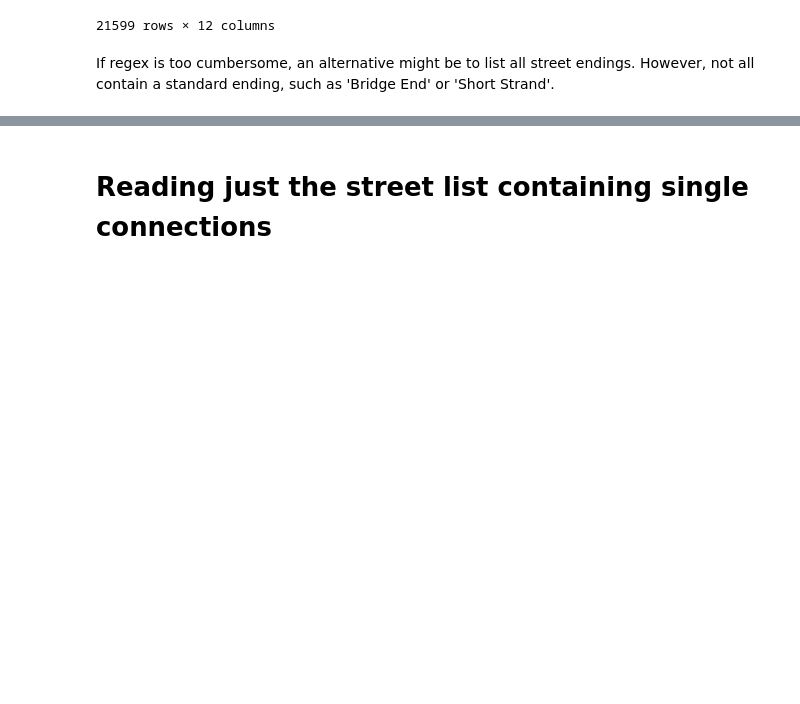
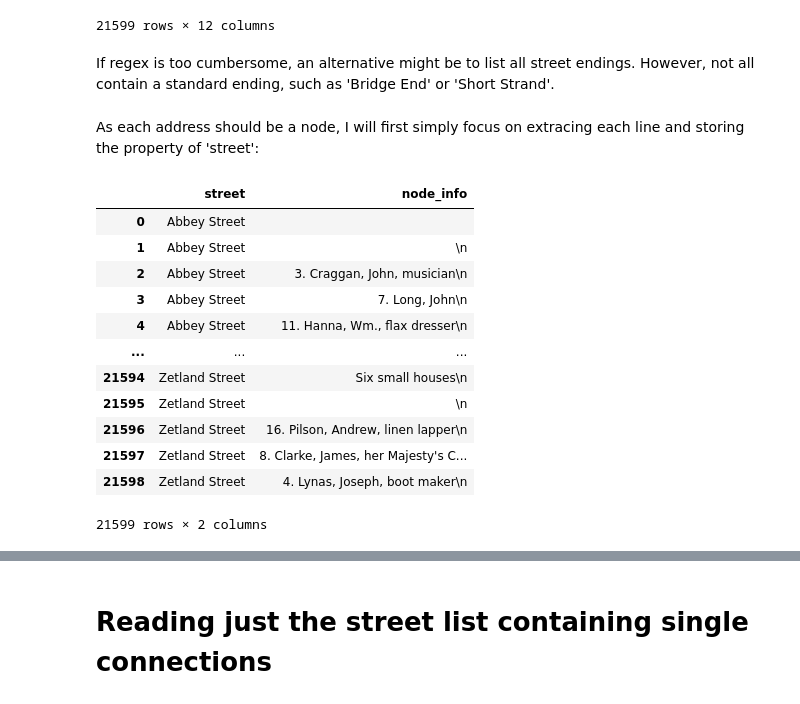
Before and after one commit to sian0x0/Map-Extinct-Addresses, a Jupyter notebook: extract.ipynb, the cells around one changed output, grey strips where cells are left out. Cells and saved outputs as stored; diff of their text form; code cells hidden in the pictures; blank space fills up the shorter version.

```diff
--- a/extract.ipynb
+++ b/extract.ipynb
@@ -113,3 +111,56 @@ df_addresses
 If regex is too cumbersome, an alternative might be to list all street endings. However, not all contain a standard ending, such as 'Bridge End' or 'Short Strand'.
 # %%
 # street_types = ['Street', 'Road', 'Entry', 'Court', 'Place', 'Terrace', 'Row', ]
+# %% [markdown]
+As each address should be a node, I will first simply focus on extracing each line and storing the property of 'street':
+# %%
+# function to read lines as nodes and assign street headings as a property
+def bsd_txt_to_df_basic_nodes(txt_file_path):
+    #load file into memory
+    with open(txt_file_path) as file:
+        txt_file = file.readlines()
+    iter_txt_file = iter(txt_file)
+    df_node_gather = pd.DataFrame(columns=['street', 'node_info'])
+    current_street = node_info = ''
+
+    for line in iter_txt_file:
+
+        if line.strip() == '':
+            continue
+
+        # check if the line is a street heading and store if so
+        next_line = next(iter_txt_file, '') # store the next line for context if there is one
+        if len(line.split()) < 5 and (' to ' in next_line or next_line.startswith('Off ')): #and not any(i.isdigit() for i in next_line)
+            current_street = line.strip()
+
+        # check for intersects
+        elif 'intersects' in line.lower():
+            node_info = line.strip()
+
+        #store anything else as node_info
+        else:
+            node_info = line #retaining whole line for now as formatting has clues
+
+        # add line to df
+        df_node_gather.loc[len(df_node_gather)] = {
+            'street': current_street,
+            'node_info': node_info
+        }
+    return df_node_gather
+
+df_basic_nodes = bsd_txt_to_df_basic_nodes('./data/1877-BSD')
+df_basic_nodes
+# %% [output]
+|  | street | node_info |
+| 0 | Abbey Street |  |
+| 1 | Abbey Street | \n |
+| 2 | Abbey Street | 3. Craggan, John, musician\n |
+| 3 | Abbey Street | 7. Long, John\n |
+| 4 | Abbey Street | 11. Hanna, Wm., flax dresser\n |
+| ... | ... | ... |
+| 21594 | Zetland Street | Six small houses\n |
+| 21595 | Zetland Street | \n |
+| 21596 | Zetland Street | 16. Pilson, Andrew, linen lapper\n |
+| 21597 | Zetland Street | 8. Clarke, James, her Majesty's C... |
+| 21598 | Zetland Street | 4. Lynas, Joseph, boot maker\n |
+21599 rows × 2 columns
```
Also changed, not shown: parts of 4 cells of this notebook.
